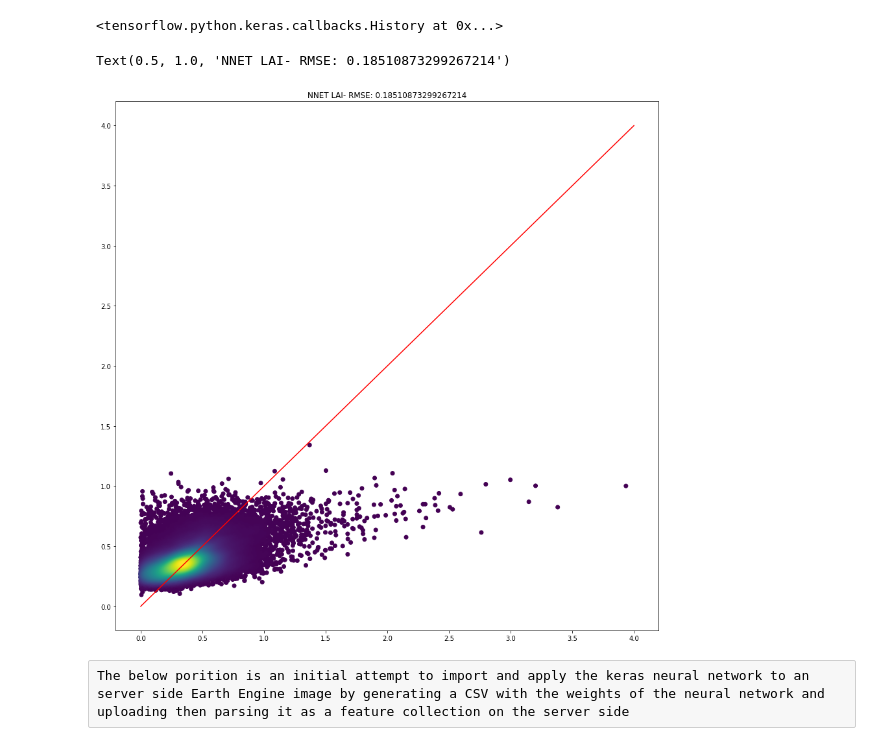
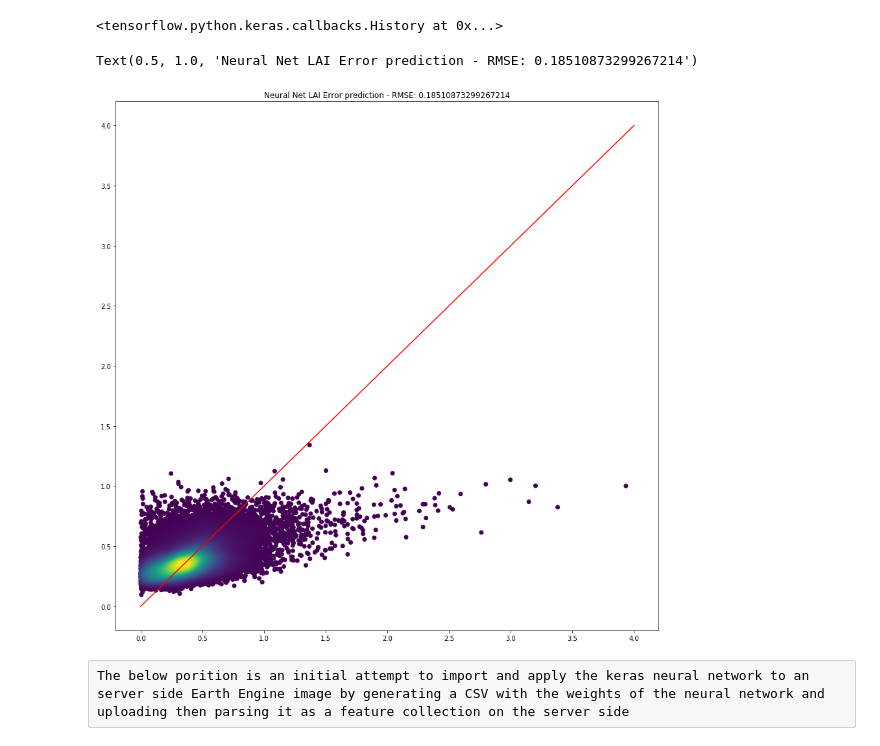
Before and after one commit to h39s/ALR_Earth_Engine, a Jupyter notebook: ALR_single_image.ipynb, the cells around one changed output. Cells and saved outputs as stored; diff of their text form; code cells hidden in the pictures.

Commit message:
Proper plotting

```diff
--- a/ALR_single_image.ipynb
+++ b/ALR_single_image.ipynb
@@ -309,16 +305,23 @@ z_tf_LAI = z_tf_LAI[idx_tf_LAI]
+# %%
+density_data_error = stats.gaussian_kde(stacked_data_error)(stacked_data_error)
+# %%
+density_sort_order_error = density_data_error.argsort()
+x_error = RMSE[density_sort_order_error]
+y_error = nnet_error_predictions[density_sort_order_error]
+c_error = density_data_error[density_sort_order_error]
 # %%
-rmse_tf_LAI = metrics.mean_squared_error(x_tf_LAI, y_tf_LAI, squared=False)
+rmse_error = metrics.mean_squared_error(x_error, y_error, squared=False)
+# %%
+ideal_predictor_error = numpy.linspace(0, 4, 1000)
 # %%
-a_tf_LAI = numpy.linspace(0, 4, 1000)
+fig_error, ax_error = plt.subplots(1, 1, figsize=(15,15))
 
-fig, ax = plt.subplots(1, 1, figsize=(15,15))
-
-ax.scatter(x_tf_LAI, y_tf_LAI, c=z_tf_LAI)
-ax.plot(a_tf_LAI, a_tf_LAI, c='r')
-ax.set_title('NNET LAI- RMSE: {}'.format(rmse_tf_LAI))
+ax_error.scatter(x_error, y_error, c=c_error)
+ax_error.plot(ideal_predictor_error, ideal_predictor_error, c='r')
+ax_error.set_title(("Neural Net "+output_var+" Error prediction - RMSE: {}").format(rmse_error))
 # %% [output]
-Text(0.5, 1.0, 'NNET LAI- RMSE: 0.18510873299267214')
+Text(0.5, 1.0, 'Neural Net LAI Error prediction - RMSE: 0.18510873299267214')
-[figure, old version]
+[figure, new version]
 # %% [raw]
 The below porition is an initial attempt to import and apply the keras neural network to an server side Earth Engine image by generating a CSV with the weights of the neural network and uploading then parsing it as a feature collection on the server side
 # %%
```
Also changed, not shown: parts of 36 cells of this notebook.
